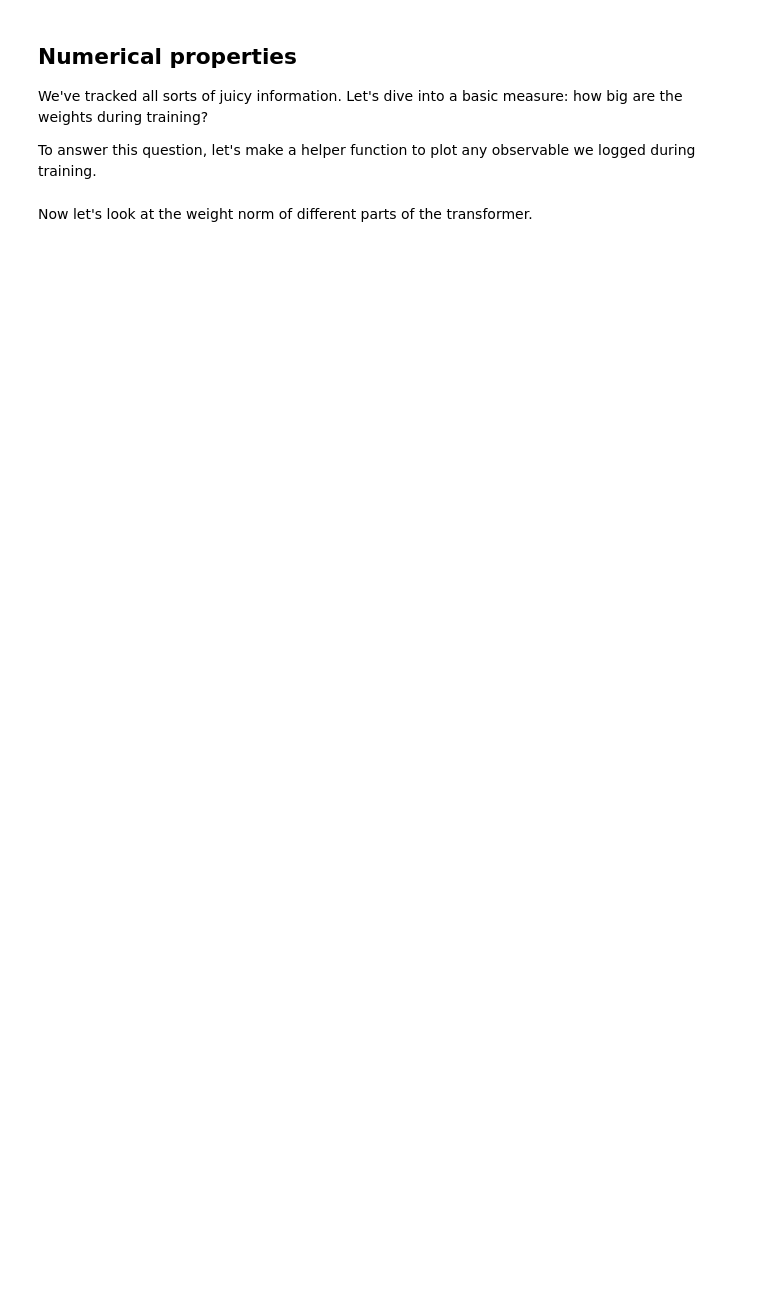
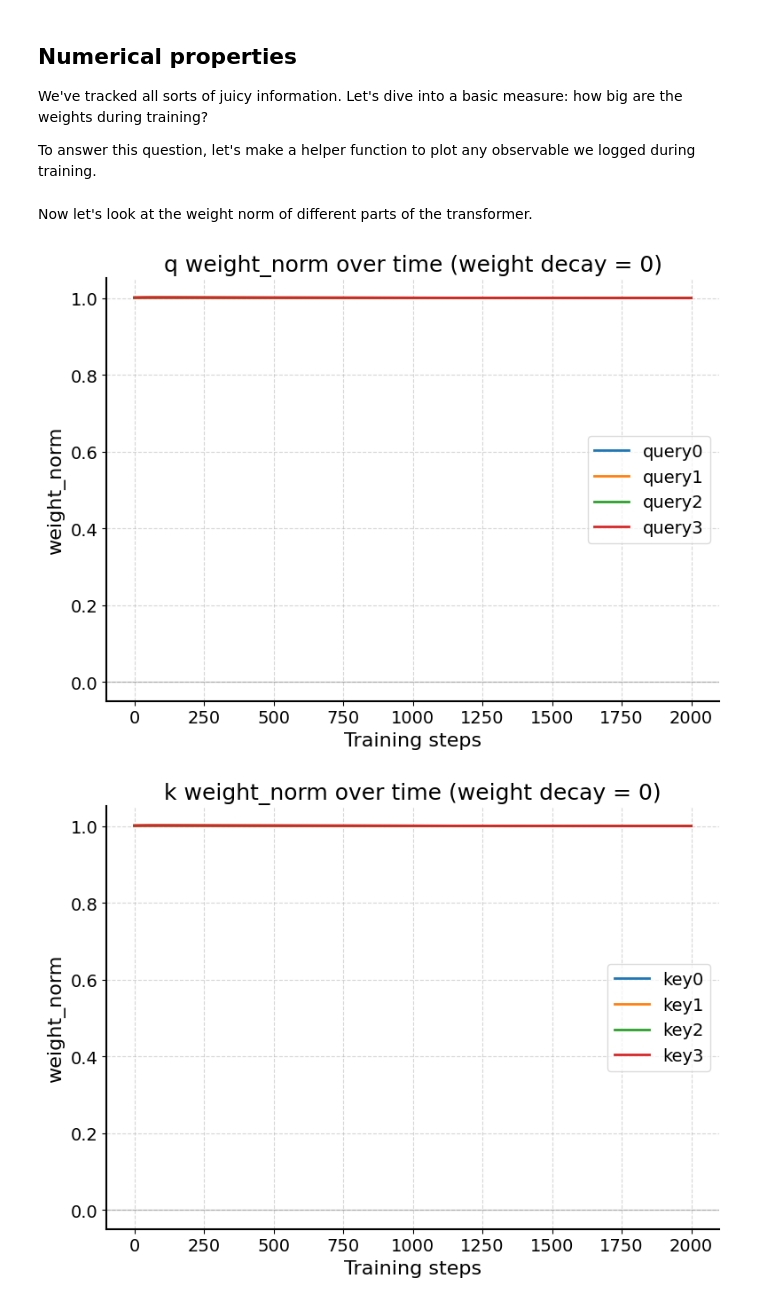
Before and after one commit to phess2/lipschitz-transformers, a Jupyter notebook: examples/manifold-muon.ipynb, the cells around one changed output. Drawn from its saved outputs; the diff is of its cells as text; code cells hidden in the pictures; blank space fills up the shorter version.

```diff
--- a/examples/manifold-muon.ipynb
+++ b/examples/manifold-muon.ipynb
@@ -88,7 +86,7 @@ And here's the implementation:
 from modula.atom import HeadedLinear, HeadedLinearOut, Scalar
 from modula.bond import TransposeHeads, ReduceHeads, Rope, AttentionQK, CausalMask, Softmax, ApplyAttentionScores, GeLU
 
-def OrthogonalAttention(num_heads, d_embed, softmax_scale, layer_idx=0):
+def OrthogonalAttention(num_heads, d_embed, layer_idx=0):
     """
     Orthogonal attention uses 3-tensors for Q, K, V to make the input and output dimensions explicitly equal.
     """
@@ -130,7 +128,7 @@ def OrthogonalGPT(vocab_size, num_heads, d_embed, num_blocks, blocks_mass=5):
 
     blocks = Identity()
     for i in range(num_blocks):
-        att = OrthogonalAttention(num_heads, d_embed, attention_scale, layer_idx=i)
+        att = OrthogonalAttention(num_heads, d_embed, layer_idx=i)
         mlp = Linear(d_embed, d_embed, tracker=f"mlp_out{i}") @ GeLU() @ Linear(d_embed, d_embed, tracker=f"mlp_in{i}")
         att_block = (1-1/(2*num_blocks)) * Identity() + 1/(2*num_blocks) * att
         mlp_block = (1-1/(2*num_blocks)) * Identity() + 1/(2*num_blocks) * mlp
@@ -181,8 +179,7 @@ def cross_entropy_loss(w, inputs, targets):
     losses = -logits[batch_indices, seq_indices, targets] + jax.nn.logsumexp(logits, axis=-1)  # shape is [batch, seq_len]
     return losses.mean()
 
-# loss_and_grad = jax.jit(jax.value_and_grad(cross_entropy_loss))
-loss_and_grad = jax.value_and_grad(cross_entropy_loss)
+loss_and_grad = jax.jit(jax.value_and_grad(cross_entropy_loss))
 # %% [markdown]
 And we're ready to train!
 # %%
@@ -255,6 +291,7 @@ We've tracked all sorts of juicy information. Let's dive into a basic measure: h
 To answer this question, let's make a helper function to plot any observable we logged during training.
 # %%
 import matplotlib.pyplot as plt
+import numpy as np
 
 # plot an observable over training: queries (q), keys (k), values (v), out_proj (w), mlp_in, or mlp_out
 def plot_observable(tracker_start="q", observable="weight_norm"):
@@ -271,7 +308,7 @@ def plot_observable(tracker_start="q", observable="weight_norm"):
 
     for tracker in sorted(trackers):
         if observable in log[tracker]:
-            observables = [float(w) if isinstance(w, jnp.ndarray) else w for w in log[tracker][observable]]
+            observables = [np.asarray(w) if isinstance(w, jnp.ndarray) else w for w in log[tracker][observable]]
             steps = jnp.arange(len(observables)) * log_interval
             ax.plot(steps, observables, label=f"{tracker}", linewidth=2)
 
@@ -290,7 +327,10 @@ def plot_observable(tracker_start="q", observable="weight_norm"):
 Now let's look at the weight norm of different parts of the transformer.
 # %%
 for t in ["q", "k", "v", "w", "mlp_in", "mlp_out", "mlp_final"]:
-    # plot_observable(t, "weight_norm")
-    pass
+    plot_observable(t, "weight_norm")
 
-log["softmax3"]
+for t in ["softmax", "final_scale"]:
+    plot_observable(t, "scalar")
+# %% [output]
+[figure, added]
+[figure, added]
```
Also changed, not shown: parts of 8 cells of this notebook, 2 other files.
